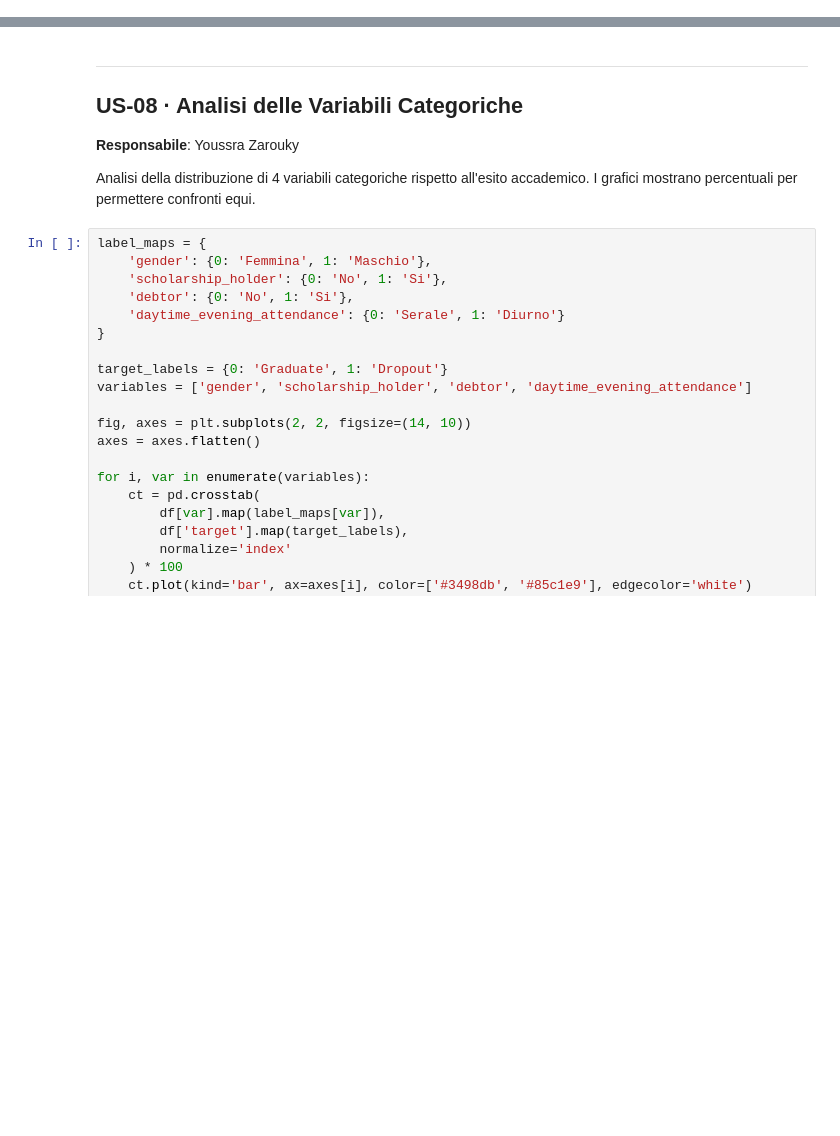
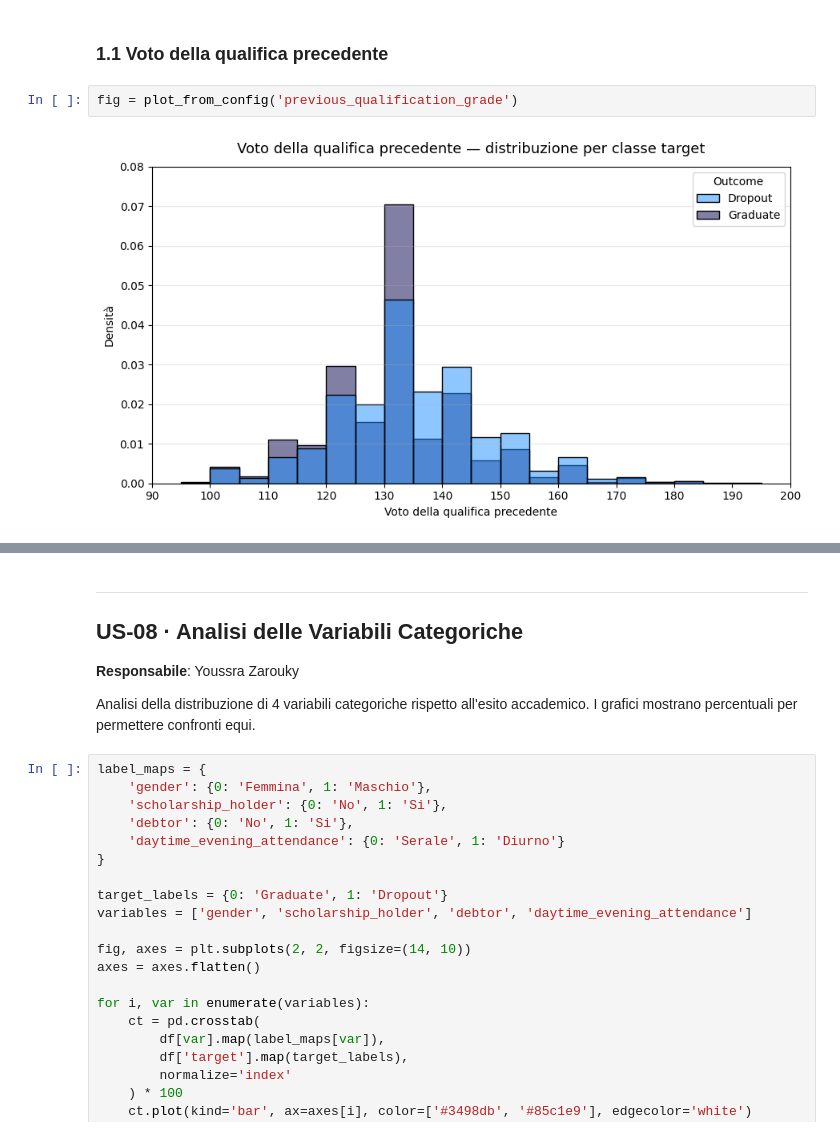
Before and after one commit to jessica-m-pucci/student-dropout-ml, a Jupyter notebook: notebooks/02_exploratory_analysis.ipynb, the cells around one changed output, grey strips where cells are left out. Drawn from its saved outputs; the diff is of its cells as text; blank space fills up the shorter version.

```diff
--- a/notebooks/02_exploratory_analysis.ipynb
+++ b/notebooks/02_exploratory_analysis.ipynb
@@ -18,0 +218,6 @@ print(f'Dataset caricato: {df.shape[0]} righe, {df.shape[1]} colonne')
+# %% [markdown]
+### 1.1 Voto della qualifica precedente
+# %%
+fig = plot_from_config('previous_qualification_grade')
+# %% [output]
+[figure, added]
```
Also changed, not shown: parts of 38 cells of this notebook, 9 other files.
